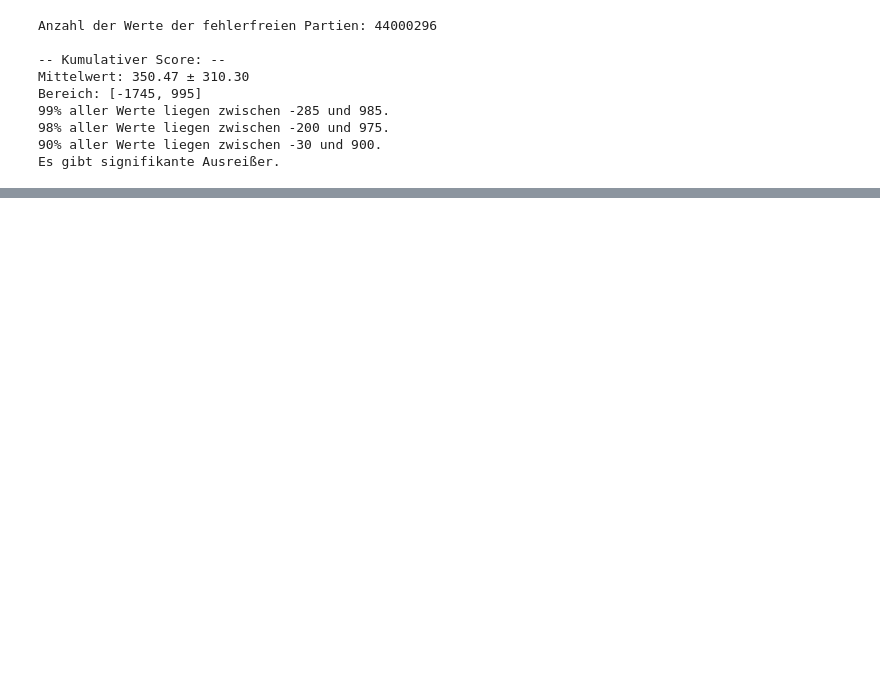
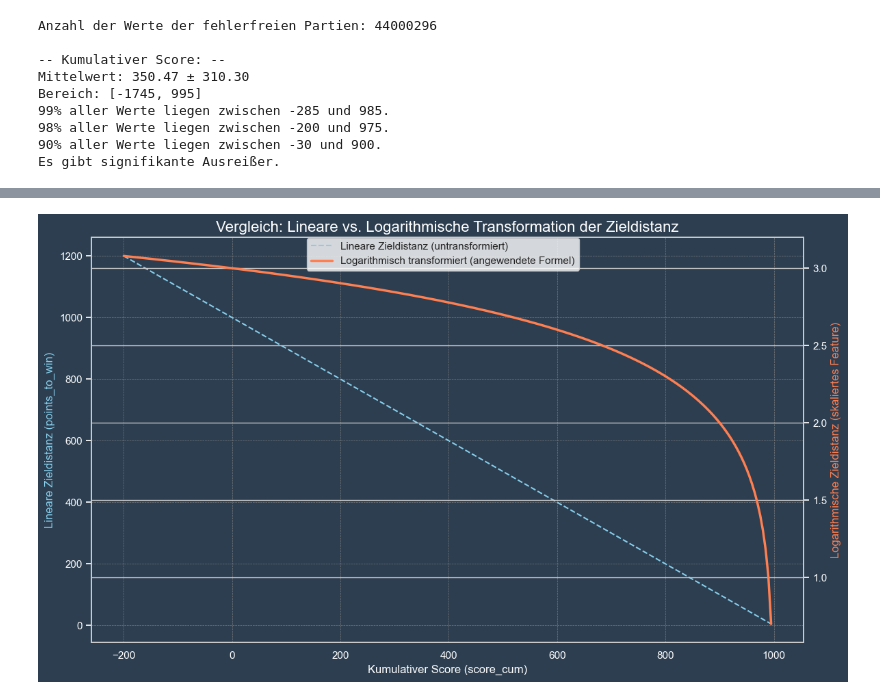
Before and after one commit to frohlfing/tichu, a Jupyter notebook: notebooks/BSW_03_ScoreCum.ipynb, the cells around one changed output, grey strips where cells are left out. Saved outputs shown, nothing was run; the diff lists cells and outputs as text; code cells hidden in the pictures; blank space fills up the shorter version.

Commit message:
Auswertung Score_cum

```diff
--- a/notebooks/BSW_03_ScoreCum.ipynb
+++ b/notebooks/BSW_03_ScoreCum.ipynb
@@ -440,0 +148,53 @@ Der Unterschied zwischen `log(1+2000) ≈ 7.6` und `log(1+2500) ≈ 7.8` ist ger
+# %%
+# Darstellung, die den Effekt der Transformation verdeutlicht
+
+import numpy as np
+import matplotlib.pyplot as plt
+import seaborn as sns
+
+# Setze einen schönen Stil
+sns.set_theme(style="whitegrid", rc={"axes.edgecolor": ".8", "figure.facecolor": "#2c3e50"})
+
+# Erstelle einen Bereich von kumulativen Scores, die uns interessieren
+score_cum = np.arange(-200, 1000, 5)
+
+# Berechne die lineare Zieldistanz
+points_to_win_linear = 1000 - score_cum
+
+# Berechne deine transformierte Zieldistanz.
+# Wir verwenden np.log10 für eine leichter interpretierbare Skala auf der y-Achse.
+points_to_win_log = np.log10(np.maximum(5, 1000 - score_cum))
+
+# --- Erstelle den Plot ---
+fig, ax1 = plt.subplots(figsize=(12, 7))
+
+# Farbe für die lineare Achse
+color_linear = 'skyblue'
+ax1.set_xlabel('Kumulativer Score (score_cum)', fontsize=12, color='white')
+ax1.set_ylabel('Lineare Zieldistanz (points_to_win)', color=color_linear, fontsize=12)
+ax1.plot(score_cum, points_to_win_linear, color=color_linear, linestyle='--', label='Lineare Zieldistanz (untransformiert)')
+ax1.tick_params(axis='y', labelcolor=color_linear)
+ax1.tick_params(axis='x', colors='white')
+ax1.tick_params(axis='y', colors='white')
+
+# Erstelle eine zweite y-Achse für die transformierten Werte
+ax2 = ax1.twinx()
+color_log = 'coral'
+ax2.set_ylabel('Logarithmische Zieldistanz (skaliertes Feature)', color=color_log, fontsize=12)
+ax2.plot(score_cum, points_to_win_log, color=color_log, linewidth=2.5, label='Logarithmisch transformiert (angewendete Formel)')
+ax2.tick_params(axis='y', labelcolor=color_log)
+ax2.tick_params(axis='y', colors='white')
+
+# Titel und Legende
+plt.title('Vergleich: Lineare vs. Logarithmische Transformation der Zieldistanz', fontsize=16, color='white')
+fig.tight_layout()
+fig.legend(loc='upper center', bbox_to_anchor=(0.5, 0.95))
+ax1.grid(color='gray', linestyle='--', linewidth=0.5)
+
+# Hintergrundfarben für den Plot
+ax1.set_facecolor('#2c3e50')
+fig.set_facecolor('#2c3e50')
+
+plt.show()
+# %% [output]
+[figure, added]
```
Also changed, not shown: parts of 44 cells of this notebook, 2 other files.
